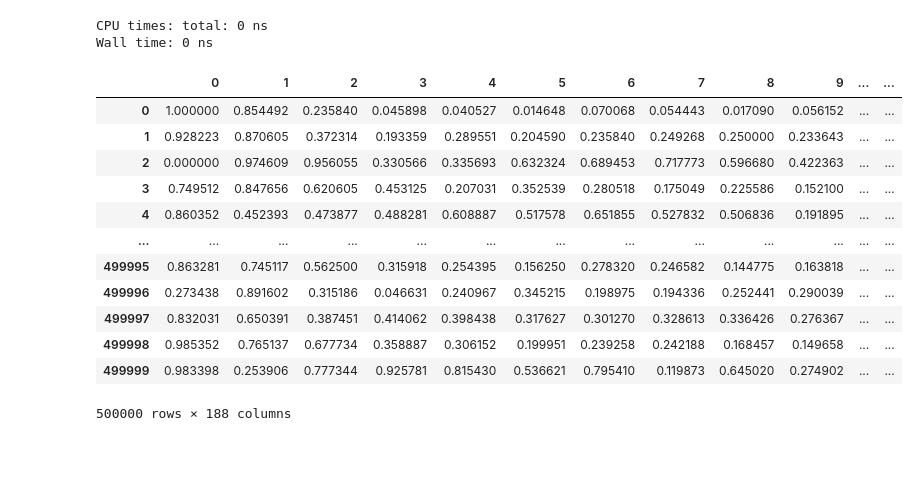
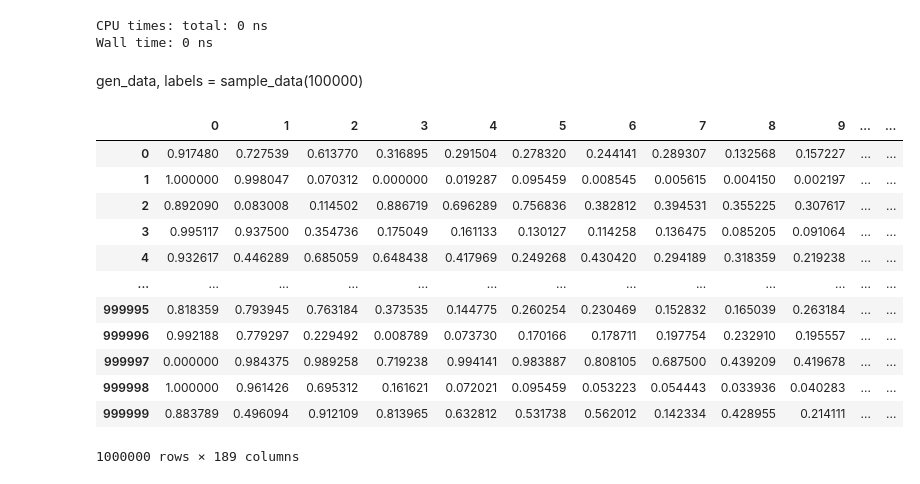
Before and after one commit to Chiuchiyin/ECG-cGAN, a Jupyter notebook: CGAN_optimised.ipynb, the cells around one changed output. Saved outputs shown, nothing was run; the diff lists cells and outputs as text; code cells hidden in the pictures; blank space fills up the shorter version.

```diff
--- a/CGAN_optimised.ipynb
+++ b/CGAN_optimised.ipynb
@@ -608,33 +694,40 @@ def sample_data(amount):
     # Generate images from random noise
     gen_data = generator.predict([z, labels], verbose=0)
 
+    fake = np.ones((amount, 1)) * 0
+
+    real_fake = discriminator.predict([gen_data, labels], verbose=0)
+
     # Rescale image pixel values to [0, 1]
     gen_data = 0.5 * gen_data + 0.5
 
-    return gen_data, labels
+    return gen_data, labels, real_fake
 # %% [output]
 CPU times: total: 0 ns
 Wall time: 0 ns
 # %%
-gen_data, labels = sample_data(100000)
+gen_data, labels, real_fake = sample_data(200000)
+# %% [markdown]
+gen_data, labels = sample_data(100000)
 # %%
-gen_data = gen_data.reshape(500000, 187)
+gen_data = gen_data.reshape(1000000, 187)
 df_generated=pd.DataFrame(data=gen_data[0:,0:],
                 index=[i for i in range(gen_data.shape[0])],
                 columns=[str(i) for i in range(gen_data.shape[1])])
 df_generated['label'] = labels
+df_generated['real_fake'] = real_fake
 df_generated
 # %% [output]
 |  | 0 | 1 | 2 | 3 | 4 | 5 | 6 | 7 | 8 | 9 | ... | ... |
-| 0 | 1.000000 | 0.854492 | 0.235840 | 0.045898 | 0.040527 | 0.014648 | 0.070068 | 0.054443 | 0.017090 | 0.056152 | ... | ... |
-| 1 | 0.928223 | 0.870605 | 0.372314 | 0.193359 | 0.289551 | 0.204590 | 0.235840 | 0.249268 | 0.250000 | 0.233643 | ... | ... |
-| 2 | 0.000000 | 0.974609 | 0.956055 | 0.330566 | 0.335693 | 0.632324 | 0.689453 | 0.717773 | 0.596680 | 0.422363 | ... | ... |
-| 3 | 0.749512 | 0.847656 | 0.620605 | 0.453125 | 0.207031 | 0.352539 | 0.280518 | 0.175049 | 0.225586 | 0.152100 | ... | ... |
-| 4 | 0.860352 | 0.452393 | 0.473877 | 0.488281 | 0.608887 | 0.517578 | 0.651855 | 0.527832 | 0.506836 | 0.191895 | ... | ... |
+| 0 | 0.917480 | 0.727539 | 0.613770 | 0.316895 | 0.291504 | 0.278320 | 0.244141 | 0.289307 | 0.132568 | 0.157227 | ... | ... |
+| 1 | 1.000000 | 0.998047 | 0.070312 | 0.000000 | 0.019287 | 0.095459 | 0.008545 | 0.005615 | 0.004150 | 0.002197 | ... | ... |
+| 2 | 0.892090 | 0.083008 | 0.114502 | 0.886719 | 0.696289 | 0.756836 | 0.382812 | 0.394531 | 0.355225 | 0.307617 | ... | ... |
+| 3 | 0.995117 | 0.937500 | 0.354736 | 0.175049 | 0.161133 | 0.130127 | 0.114258 | 0.136475 | 0.085205 | 0.091064 | ... | ... |
+| 4 | 0.932617 | 0.446289 | 0.685059 | 0.648438 | 0.417969 | 0.249268 | 0.430420 | 0.294189 | 0.318359 | 0.219238 | ... | ... |
 | ... | ... | ... | ... | ... | ... | ... | ... | ... | ... | ... | ... | ... |
-| 499995 | 0.863281 | 0.745117 | 0.562500 | 0.315918 | 0.254395 | 0.156250 | 0.278320 | 0.246582 | 0.144775 | 0.163818 | ... | ... |
-| 499996 | 0.273438 | 0.891602 | 0.315186 | 0.046631 | 0.240967 | 0.345215 | 0.198975 | 0.194336 | 0.252441 | 0.290039 | ... | ... |
-| 499997 | 0.832031 | 0.650391 | 0.387451 | 0.414062 | 0.398438 | 0.317627 | 0.301270 | 0.328613 | 0.336426 | 0.276367 | ... | ... |
-| 499998 | 0.985352 | 0.765137 | 0.677734 | 0.358887 | 0.306152 | 0.199951 | 0.239258 | 0.242188 | 0.168457 | 0.149658 | ... | ... |
-| 499999 | 0.983398 | 0.253906 | 0.777344 | 0.925781 | 0.815430 | 0.536621 | 0.795410 | 0.119873 | 0.645020 | 0.274902 | ... | ... |
+| 999995 | 0.818359 | 0.793945 | 0.763184 | 0.373535 | 0.144775 | 0.260254 | 0.230469 | 0.152832 | 0.165039 | 0.263184 | ... | ... |
+| 999996 | 0.992188 | 0.779297 | 0.229492 | 0.008789 | 0.073730 | 0.170166 | 0.178711 | 0.197754 | 0.232910 | 0.195557 | ... | ... |
+| 999997 | 0.000000 | 0.984375 | 0.989258 | 0.719238 | 0.994141 | 0.983887 | 0.808105 | 0.687500 | 0.439209 | 0.419678 | ... | ... |
+| 999998 | 1.000000 | 0.961426 | 0.695312 | 0.161621 | 0.072021 | 0.095459 | 0.053223 | 0.054443 | 0.033936 | 0.040283 | ... | ... |
+| 999999 | 0.883789 | 0.496094 | 0.912109 | 0.813965 | 0.632812 | 0.531738 | 0.562012 | 0.142334 | 0.428955 | 0.214111 | ... | ... |
-500000 rows × 188 columns
+1000000 rows × 189 columns
```
Also changed, not shown: parts of 59 cells of this notebook, 12 other files.
